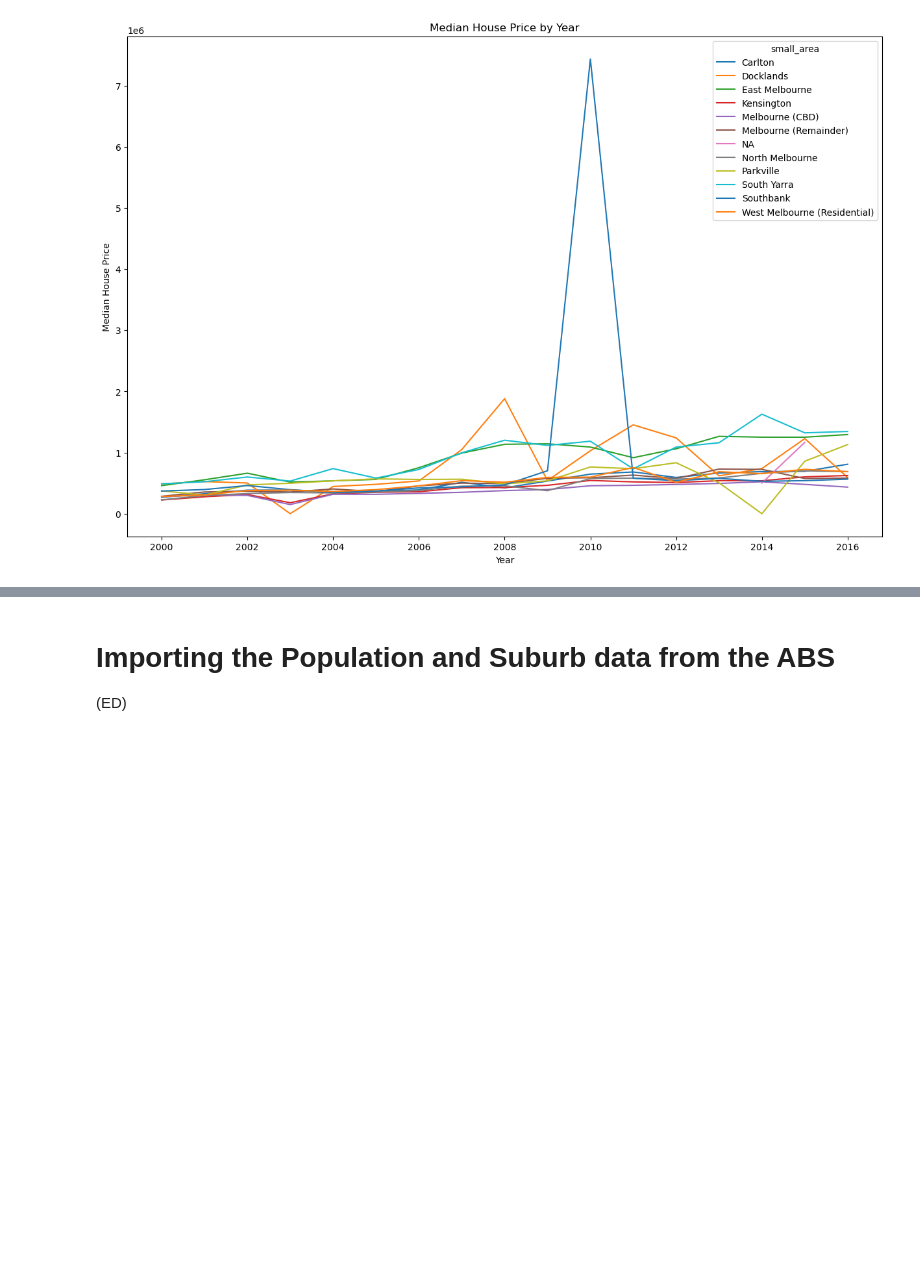
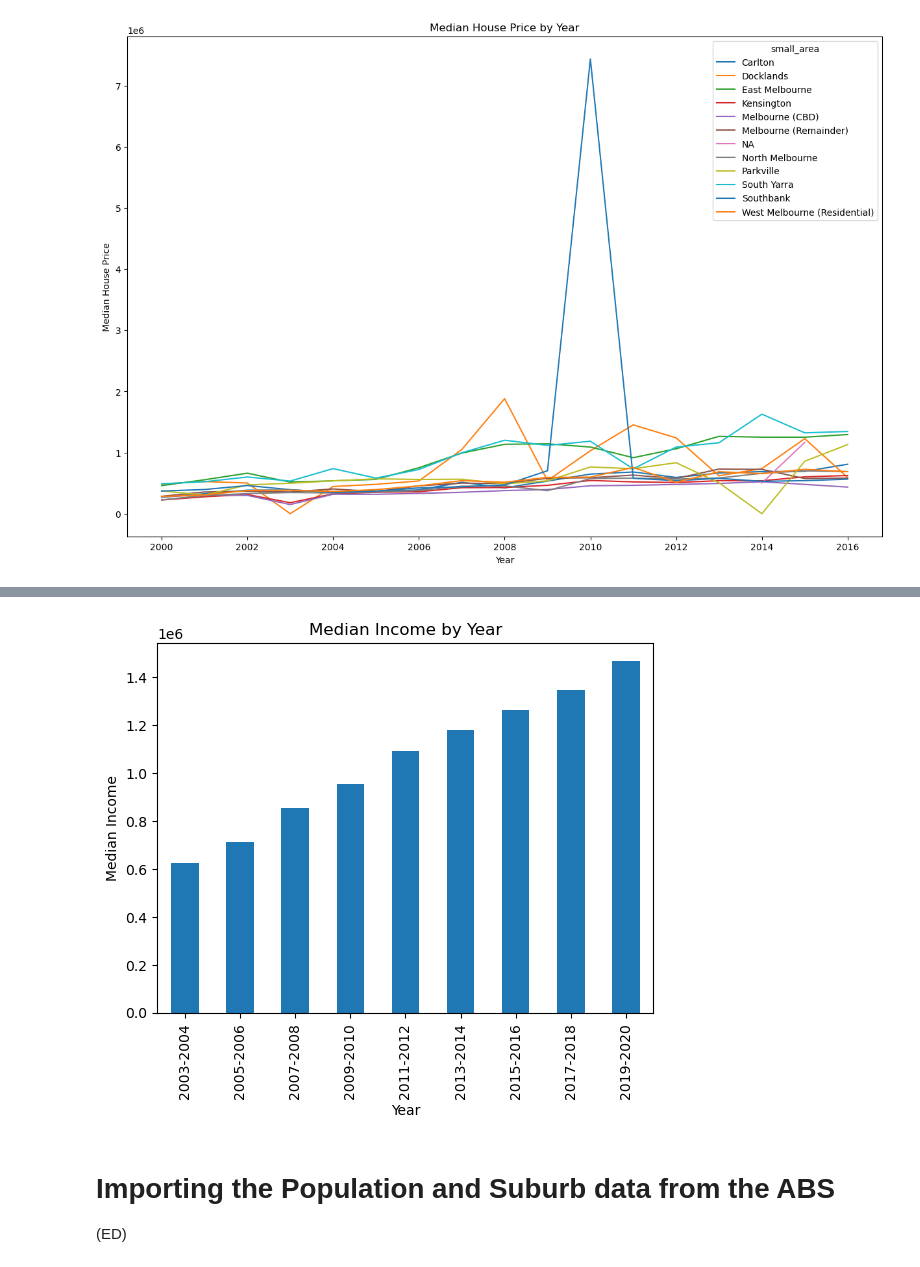
Before and after one commit to ElizabethDashwood/project-one-team2, a Jupyter notebook: Chart and graphs.ipynb, the cells around one changed output, grey strips where cells are left out. Saved outputs shown, nothing was run; the diff lists cells and outputs as text; code cells hidden in the pictures; blank space fills up the shorter version.

```diff
--- a/Chart and graphs.ipynb
+++ b/Chart and graphs.ipynb
@@ -270,3 +336,13 @@ plt.show()
+# %%
+# Median income by year
+median_income_by_year = household_income_df.median(axis=0)
+median_income_by_year.plot(kind='bar')
+plt.title('Median Income by Year')
+plt.xlabel('Year')
+plt.ylabel('Median Income')
+plt.show()
+# %% [output]
+[figure, added]
 # %% [markdown]
 # Importing the Population and Suburb data from the ABS
 (ED)
```
Also changed, not shown: parts of 65 cells of this notebook, 10 other files.
